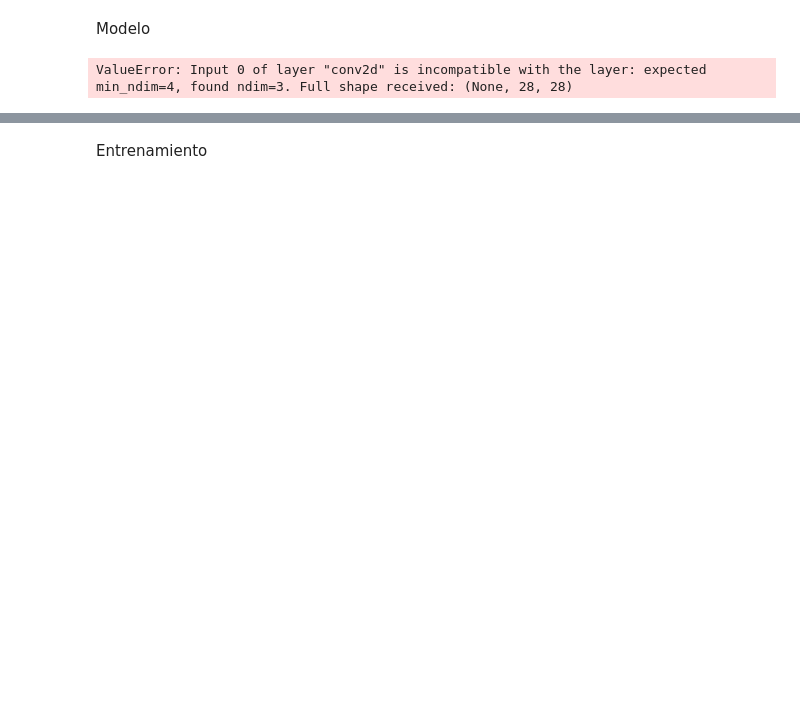
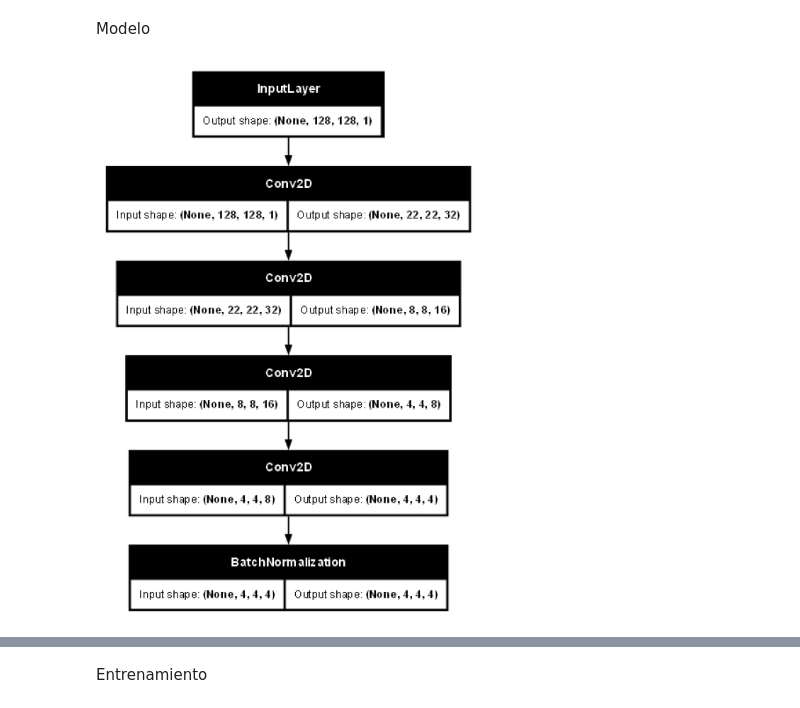
Before and after one commit to AlvaroMonteroB/Deep_Learning, a Jupyter notebook: Temas Selectos/P2/AUTOENCODER/Image_autoencoder/main.ipynb, the cells around one changed output, grey strips where cells are left out. Saved outputs shown, nothing was run; the diff lists cells and outputs as text; code cells hidden in the pictures; blank space fills up the shorter version.

```diff
--- a/Temas Selectos/P2/AUTOENCODER/Image_autoencoder/main.ipynb
+++ b/Temas Selectos/P2/AUTOENCODER/Image_autoencoder/main.ipynb
@@ -155,27 +159,31 @@ Your kernel may have been built without NUMA support.
 Modelo
 # %%
 #Encoder
-input_layer=tf.keras.layers.Input((28,28,3))
 
-X=tf.keras.layers.Conv2D(filters=64,kernel_size=(3,3),activation='relu',padding='same',strides=2)(input_layer)
+input_layer=tf.keras.layers.Input((128,128,1))
+
+X=tf.keras.layers.Conv2D(filters=32,kernel_size=(3,3),activation='relu',padding='same',strides=6)(input_layer)
 #X=tf.keras.layers.MaxPool2D(pool_size=(2,2),padding='same')(X)
-X=tf.keras.layers.Conv2D(filters=128,kernel_size=(3,3),activation='relu',padding='same',strides=2)(X)
+X=tf.keras.layers.Conv2D(filters=16,kernel_size=(3,3),activation='relu',padding='same',strides=3)(X)
+
 #X=tf.keras.layers.MaxPool2D(pool_size=(2,2),padding='same')(X)
-X=tf.keras.layers.Conv2D(filters=256,kernel_size=(3,3),activation='relu',padding='same',strides=2)(X)
+X=tf.keras.layers.Conv2D(filters=8,kernel_size=(3,3),activation='relu',padding='same',strides=2)(X)
+
 #X=tf.keras.layers.MaxPool2D(pool_size=(2,2),padding='same')(X)
-X=tf.keras.layers.Conv2D(filters=48,kernel_size=(3,3),activation='relu',padding='same',strides=2)(X)
+X=tf.keras.layers.Conv2D(filters=4,kernel_size=(3,3),activation='relu',padding='same')(X)
+X=tf.keras.layers.BatchNormalization()(X)
 
 encoder=tf.keras.Model(inputs=input_layer, outputs=X)
 
 tf.keras.utils.plot_model(encoder,to_file='encoder.png', show_shapes=True, dpi=64,show_dtype=False)
-Latent_size=(16,16,48)
+#Latent_size=(16,16,48)
 img = mpimg.imread('/mnt/d/Repositorios/Deep_Learning/Temas Selectos/P2/AUTOENCODER/Image_autoencoder/encoder.png')
 plt.figure(figsize=(10, 10))
 imgplot = plt.imshow(img)
 plt.axis('off')
 plt.show()
 # %% [output]
-ValueError: Input 0 of layer "conv2d" is incompatible with the layer: expected min_ndim=4, found ndim=3. Full shape received: (None, 28, 28)
+[figure, added]
 # %%
 #Quitar input layer
 
```
Also changed, not shown: parts of 18 cells of this notebook.
